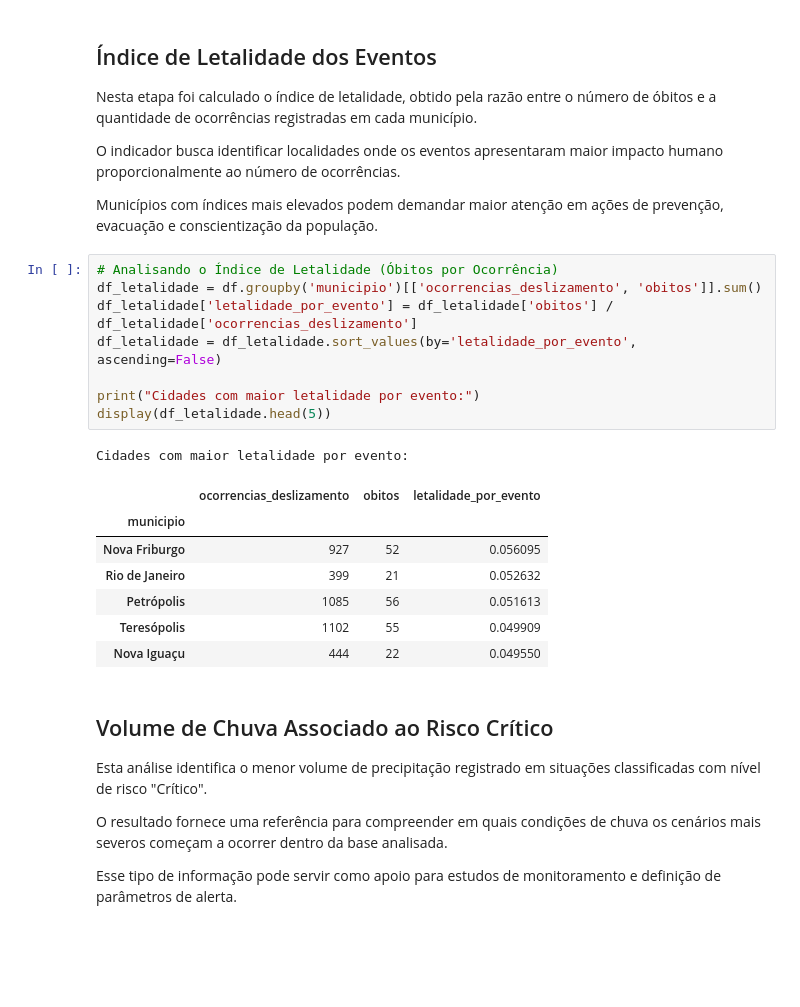
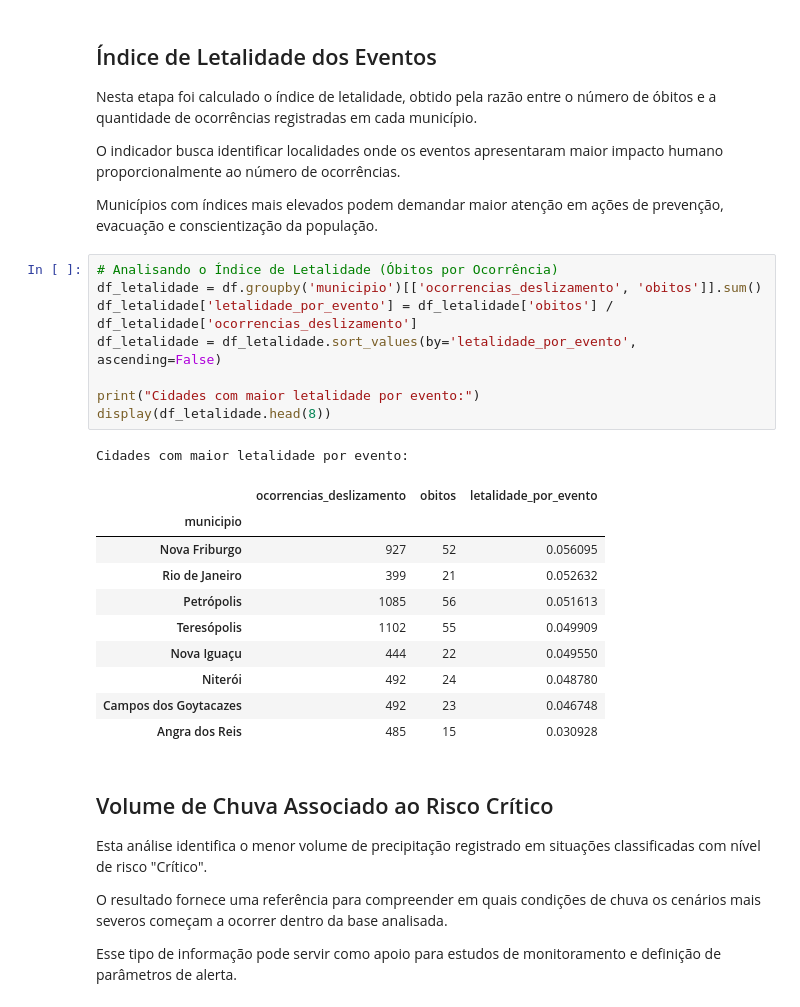
Before and after one commit to bercezar/projeto-georisk, a Jupyter notebook: notebooks/analise.ipynb, the cells around one changed output. Drawn from its saved outputs; the diff is of its cells as text; blank space fills up the shorter version.

```diff
--- a/notebooks/analise.ipynb
+++ b/notebooks/analise.ipynb
@@ -157,20 +157,23 @@ Municípios com índices mais elevados podem demandar maior atenção em ações
 # %%
 # Analisando o Índice de Letalidade (Óbitos por Ocorrência)
 df_letalidade = df.groupby('municipio')[['ocorrencias_deslizamento', 'obitos']].sum()
 df_letalidade['letalidade_por_evento'] = df_letalidade['obitos'] / df_letalidade['ocorrencias_deslizamento']
 df_letalidade = df_letalidade.sort_values(by='letalidade_por_evento', ascending=False)
 
 print("Cidades com maior letalidade por evento:")
-display(df_letalidade.head(5))
+display(df_letalidade.head(8))
 # %% [output]
 Cidades com maior letalidade por evento:
 |  | ocorrencias_deslizamento | obitos | letalidade_por_evento |
 | municipio |  |  |  |
 | Nova Friburgo | 927 | 52 | 0.056095 |
 | Rio de Janeiro | 399 | 21 | 0.052632 |
 | Petrópolis | 1085 | 56 | 0.051613 |
 | Teresópolis | 1102 | 55 | 0.049909 |
 | Nova Iguaçu | 444 | 22 | 0.049550 |
+| Niterói | 492 | 24 | 0.048780 |
+| Campos dos Goytacazes | 492 | 23 | 0.046748 |
+| Angra dos Reis | 485 | 15 | 0.030928 |
 # %% [markdown]
 ## Volume de Chuva Associado ao Risco Crítico
 
```
Also changed, not shown: parts of 2 cells of this notebook, 3 other files.
